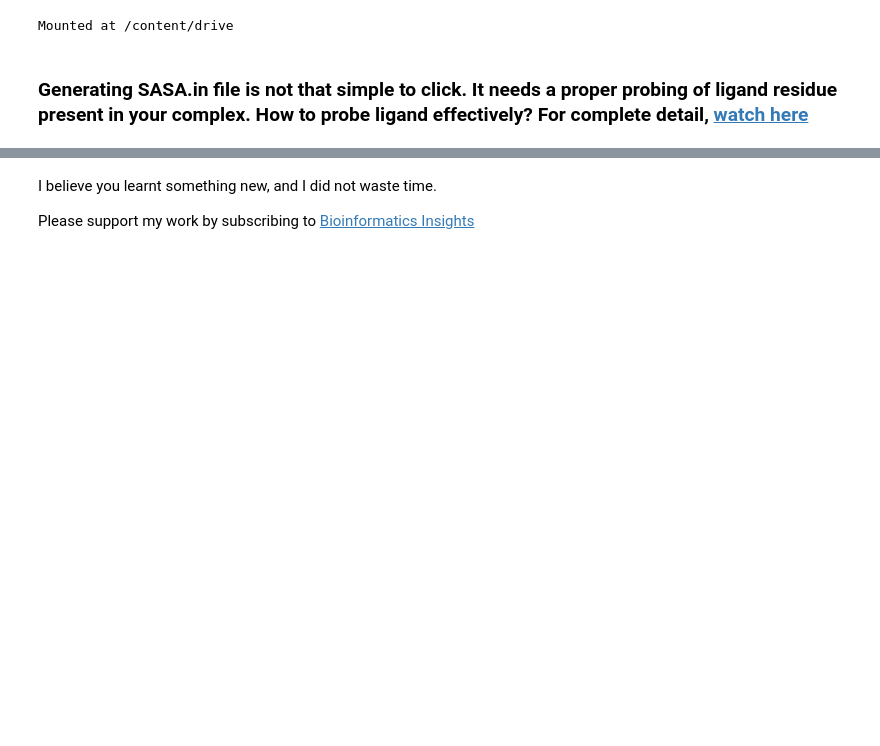
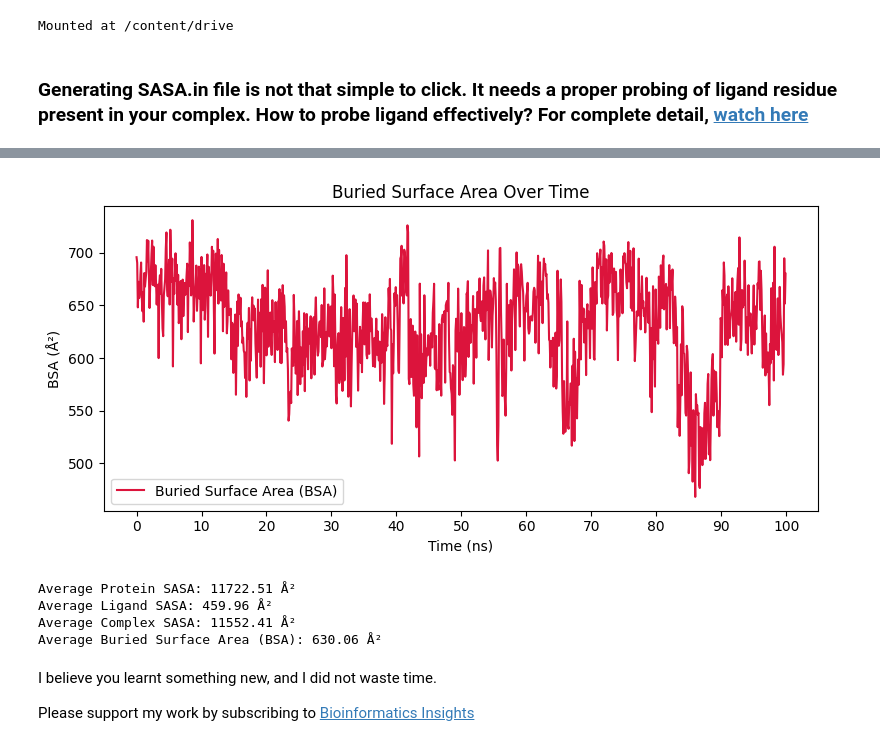
Before and after one commit to Ash100/MDS, a Jupyter notebook: SSA.ipynb, the cells around one changed output, grey strips where cells are left out. Cells and saved outputs as stored; diff of their text form; code cells hidden in the pictures; blank space fills up the shorter version.

```diff
--- a/SSA.ipynb
+++ b/SSA.ipynb
@@ -141,17 +206,49 @@ plt.show()
 # %%
-#@title calculate BSA and plot
+import numpy as np
+import matplotlib.pyplot as plt
+
+# Calculate BSA
 bsa = sasa_protein[:min_len] + sasa_ligand[:min_len] - sasa_complex[:min_len]
 
+# Convert frame numbers to time in ns (assuming stride = 10)
+time_ns = np.arange(len(bsa)) / 10  # Adjust divisor if needed
+
 plt.figure(figsize=(8, 4))
-plt.plot(np.arange(len(bsa)), bsa, color='crimson', label='Buried Surface Area (BSA)')
-plt.xlabel("Frame")
-plt.ylabel("SASA (Å²)")
+plt.plot(time_ns, bsa, color='crimson', label='Buried Surface Area (BSA)')
+plt.xlabel("Time (ns)")
+plt.ylabel("BSA (Å²)")
 plt.title("Buried Surface Area Over Time")
-plt.grid(True)
+plt.xticks(np.arange(0, 110, 10))  # 0, 10, ..., 100
+# Grid removed
 plt.legend()
 plt.tight_layout()
-plt.savefig("/content/bsa_plot_600dpi.png", dpi=600)
+plt.savefig("/content/95424080R_bsa.png", dpi=1200)
 plt.show()
+# %% [output]
+[figure, added]
+# %%
+# Ensure numpy is imported
+import numpy as np
+
+# Trim all arrays to same length (usually bsa length)
+n = len(bsa)
+
+# Calculate means
+avg_protein_sasa = np.mean(sasa_protein[:n])
+avg_ligand_sasa = np.mean(sasa_ligand[:n])
+avg_complex_sasa = np.mean(sasa_complex[:n])
+avg_bsa = np.mean(bsa)
+
+# Print results
+print(f"Average Protein SASA: {avg_protein_sasa:.2f} Å²")
+print(f"Average Ligand SASA: {avg_ligand_sasa:.2f} Å²")
+print(f"Average Complex SASA: {avg_complex_sasa:.2f} Å²")
+print(f"Average Buried Surface Area (BSA): {avg_bsa:.2f} Å²")
+# %% [output]
+Average Protein SASA: 11722.51 Å²
+Average Ligand SASA: 459.96 Å²
+Average Complex SASA: 11552.41 Å²
+Average Buried Surface Area (BSA): 630.06 Å²
 # %% [markdown]
 I believe you learnt something new, and I did not waste time.
 
```
Also changed, not shown: parts of 9 cells of this notebook.
